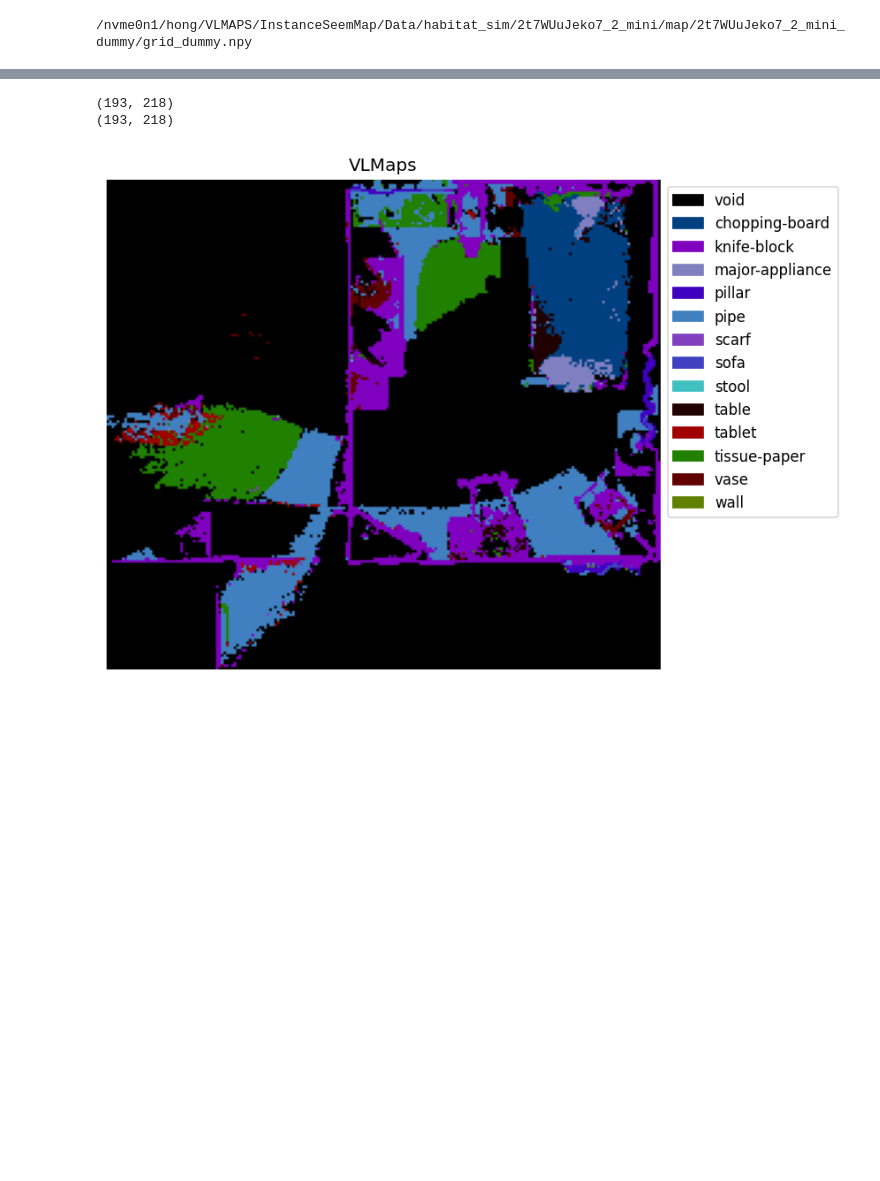
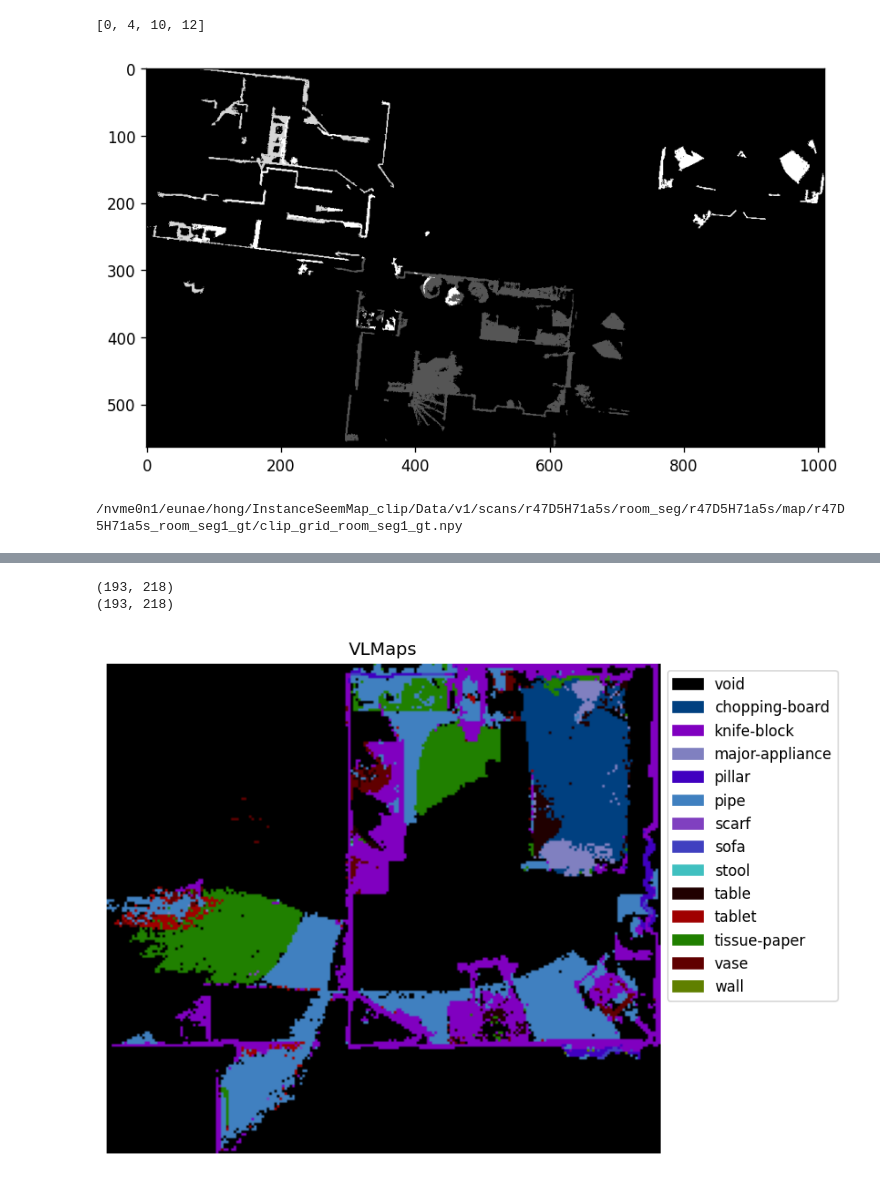
Before and after one commit to qlOoOlp/InstanceSeemMap, a Jupyter notebook: visualizer.ipynb, the cells around one changed output, grey strips where cells are left out. Saved outputs shown, nothing was run; the diff lists cells and outputs as text; code cells hidden in the pictures; blank space fills up the shorter version.

```diff
--- a/visualizer.ipynb
+++ b/visualizer.ipynb
@@ -549,3 +558,21 @@ plt.show()
+# %%
+# gt_save_path = "/nvme0n1/eunae/hong/InstanceSeemMap_clip/Data/v1/scans/HxpKQynjfin/room_seg/HxpKQynjfin/map/HxpKQynjfin_room_seg1_gt/gt_room_seg1_gt.npy"
+# gt_save_path = "/nvme0n1/eunae/hong/InstanceSeemMap_clip/Data/v1/scans/2t7WUuJeko7/room_seg/2t7WUuJeko7/map/2t7WUuJeko7_room_seg1_gt/gt_room_seg1_gt.npy"
+gt_save_path = "/nvme0n1/eunae/hong/InstanceSeemMap_clip/Data/v1/scans/r47D5H71a5s/room_seg/r47D5H71a5s/map/r47D5H71a5s_room_seg1_gt/gt_room_seg1_gt.npy" #obstacles_save_path)
+gt = load_map(gt_save_path)
+original_values = list(np.unique(gt))
+print(original_values)
+gt_cropped = gt[xmin:xmax+1, ymin:ymax+1]
+# print(gt_save_path)
+# gt2 =gt==10 # .reshape(gt.shape[0], gt.shape[1])
+# print(gt2)
+gt_pil = Image.fromarray(gt_cropped)
+plt.figure(figsize=(8, 6), dpi=120)
+plt.imshow(gt_pil, cmap='gray')
+plt.show()
+# %% [output]
+[0, 4, 10, 12]
+[figure, added]
 # %%
 %%capture
 device = "cuda" if torch.cuda.is_available() else "cpu"
@@ -555,6 +582,8 @@ clip_feat_dim = {'RN50': 1024, 'RN101': 512, 'RN50x4': 640, 'RN50x16': 768,
 clip_model, preprocess = clip.load(clip_version)  # clip.available_models()
 clip_model.to(device).eval()
 # %%
+# grid_save_path = "/nvme0n1/eunae/hong/InstanceSeemMap_clip/Data/v1/scans/8WUmhLawc2A/room_seg/8WUmhLawc2A/map/8WUmhLawc2A_room_seg1/clip_grid_room_seg1.npy"
+grid_save_path = "/nvme0n1/eunae/hong/InstanceSeemMap_clip/Data/v1/scans/r47D5H71a5s/room_seg/r47D5H71a5s/map/r47D5H71a5s_room_seg1_gt/clip_grid_room_seg1_gt.npy" #obstacles_save_path)
 grid = load_map(grid_save_path)
 grid = grid[xmin:xmax+1, ymin:ymax+1]
 print(grid_save_path)
@@ -566,4 +595,4 @@ print(grid_save_path)
 # #grid = grid[xmin:xmax+1, ymin:ymax+1]
 # grid_save[0]
 # %% [output]
-/nvme0n1/hong/VLMAPS/InstanceSeemMap/Data/habitat_sim/2t7WUuJeko7_2_mini/map/2t7WUuJeko7_2_mini_dummy/grid_dummy.npy
+/nvme0n1/eunae/hong/InstanceSeemMap_clip/Data/v1/scans/r47D5H71a5s/room_seg/r47D5H71a5s/map/r47D5H71a5s_room_seg1_gt/clip_grid_room_seg1_gt.npy
```
Also changed, not shown: parts of 5 cells of this notebook, 9 other files.
